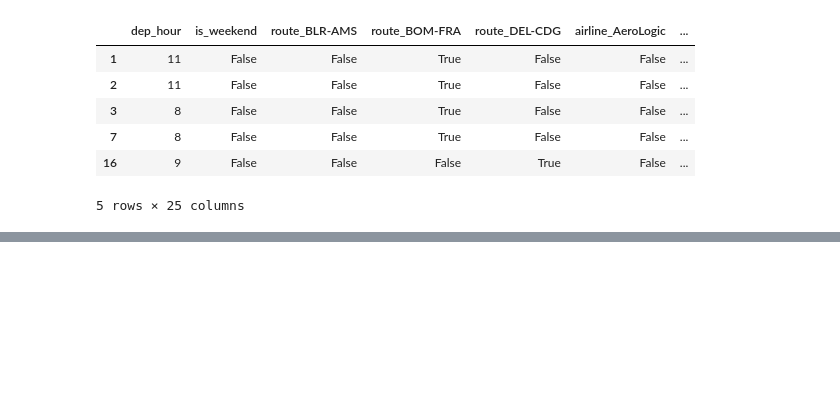
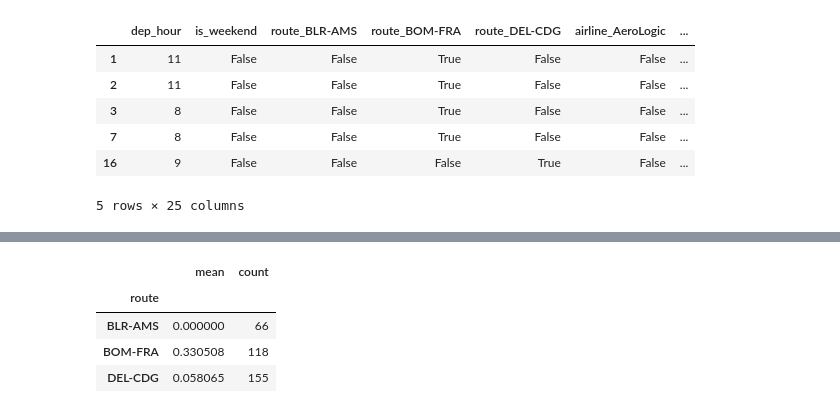
Before and after one commit to khushi1215/RouteWatch, a Jupyter notebook: explore tests.ipynb, the cells around one changed output, grey strips where cells are left out. Cells and saved outputs as stored; diff of their text form; code cells hidden in the pictures; blank space fills up the shorter version.

```diff
--- a/explore tests.ipynb
+++ b/explore tests.ipynb
@@ -653,0 +646,10 @@ bom_fra[['actual_dep_delay_min', 'actual_arr_delay_min']].corr()
+# %%
+complete_flights['is_delayed'] = complete_flights['actual_arr_delay_min'] >= 15
+complete_flights.groupby('route')['is_delayed'].agg(['mean', 'count'])
+complete_flights.groupby('route')['is_delayed'].agg(['mean', 'count'])
+# %% [output]
+|  | mean | count |
+| route |  |  |
+| BLR-AMS | 0.000000 | 66 |
+| BOM-FRA | 0.330508 | 118 |
+| DEL-CDG | 0.058065 | 155 |
```
Also changed, not shown: parts of 41 cells of this notebook, 4 other files.
